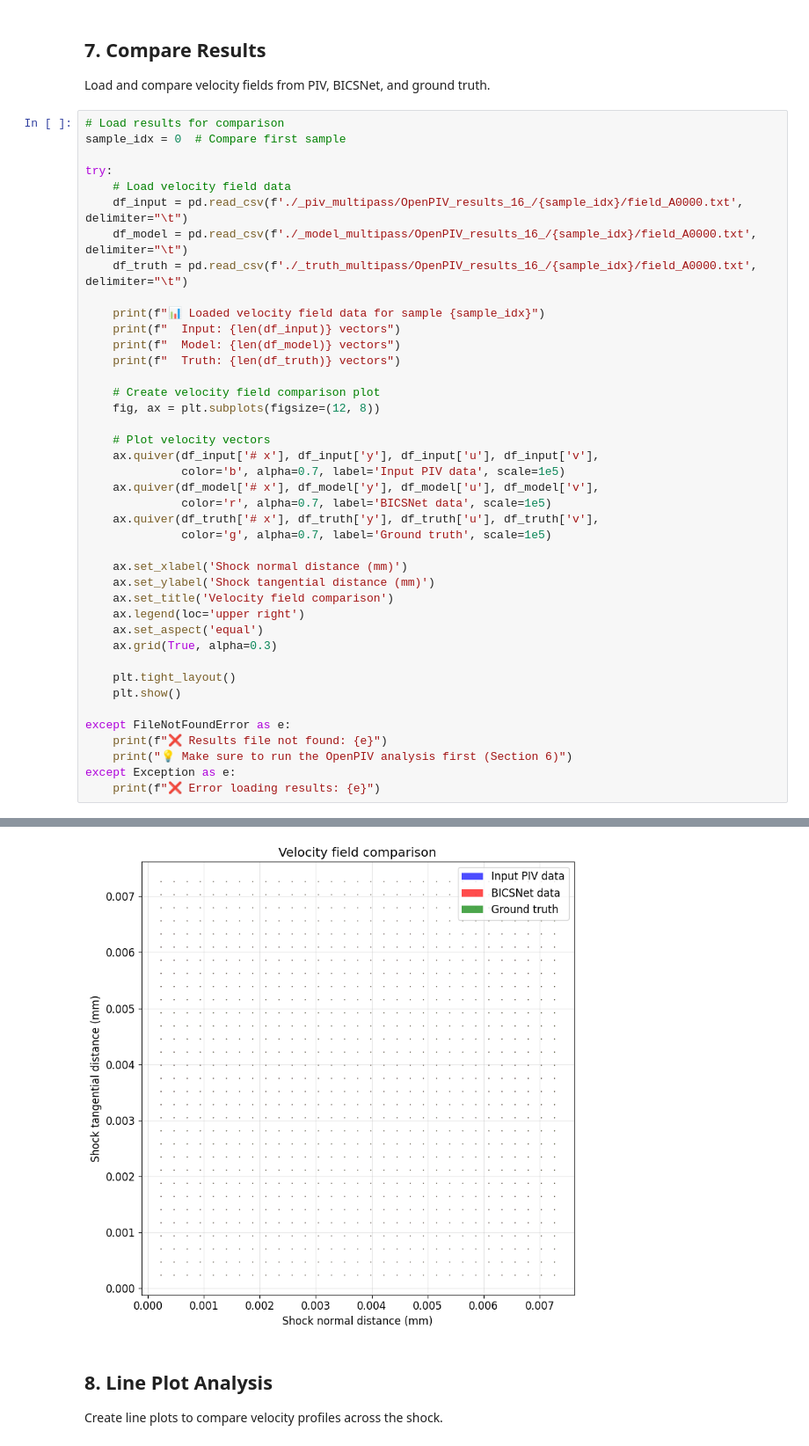
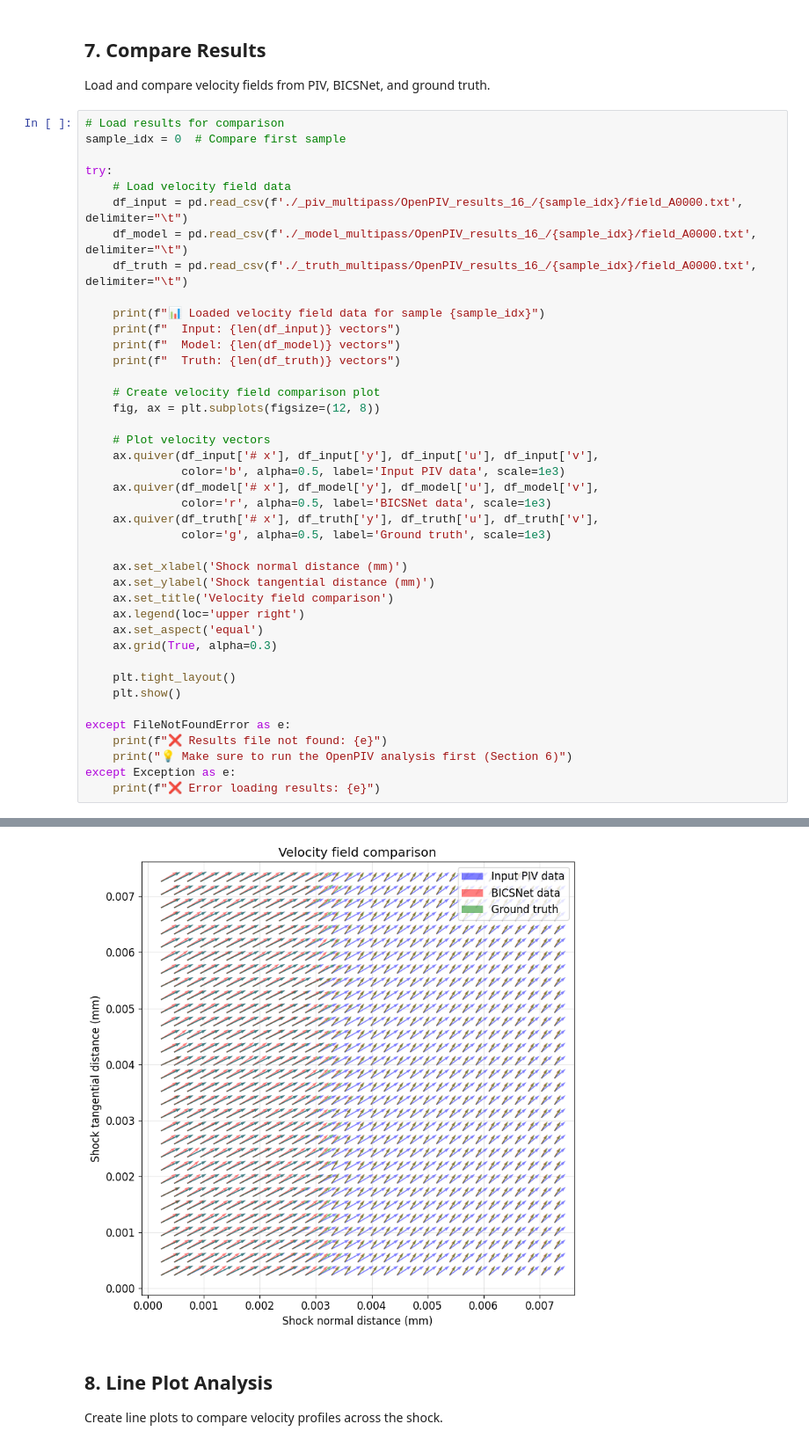
Before and after one commit to kalagotla/BICSNet-PIV, a Jupyter notebook: analysis.ipynb, the cells around one changed output, grey strips where cells are left out. Shown at 88% size. Saved outputs shown, nothing was run; the diff lists cells and outputs as text.

Commit message:
Update analysis notebook to adjust execution count and modify quiver plot parameters for improved visualization. Change alpha and scale values for better clarity in velocity vector representation.

```diff
--- a/analysis.ipynb
+++ b/analysis.ipynb
@@ -493,37 +493,37 @@ try:
     print(f"  Truth: {len(df_truth)} vectors")
 
     # Create velocity field comparison plot
     fig, ax = plt.subplots(figsize=(12, 8))
 
     # Plot velocity vectors
     ax.quiver(df_input['# x'], df_input['y'], df_input['u'], df_input['v'],
-              color='b', alpha=0.7, label='Input PIV data', scale=1e5)
+              color='b', alpha=0.5, label='Input PIV data', scale=1e3)
     ax.quiver(df_model['# x'], df_model['y'], df_model['u'], df_model['v'],
-              color='r', alpha=0.7, label='BICSNet data', scale=1e5)
+              color='r', alpha=0.5, label='BICSNet data', scale=1e3)
     ax.quiver(df_truth['# x'], df_truth['y'], df_truth['u'], df_truth['v'],
-              color='g', alpha=0.7, label='Ground truth', scale=1e5)
+              color='g', alpha=0.5, label='Ground truth', scale=1e3)
 
     ax.set_xlabel('Shock normal distance (mm)')
     ax.set_ylabel('Shock tangential distance (mm)')
     ax.set_title('Velocity field comparison')
     ax.legend(loc='upper right')
     ax.set_aspect('equal')
     ax.grid(True, alpha=0.3)
 
     plt.tight_layout()
     plt.show()
 
 except FileNotFoundError as e:
     print(f"❌ Results file not found: {e}")
     print("💡 Make sure to run the OpenPIV analysis first (Section 6)")
 except Exception as e:
     print(f"❌ Error loading results: {e}")
 # %% [output]
 📊 Loaded velocity field data for sample 0
   Input: 961 vectors
   Model: 961 vectors
   Truth: 961 vectors
-[figure, old version]
+[figure, new version]
 # %% [markdown]
 ## 8. Line Plot Analysis
 
```
